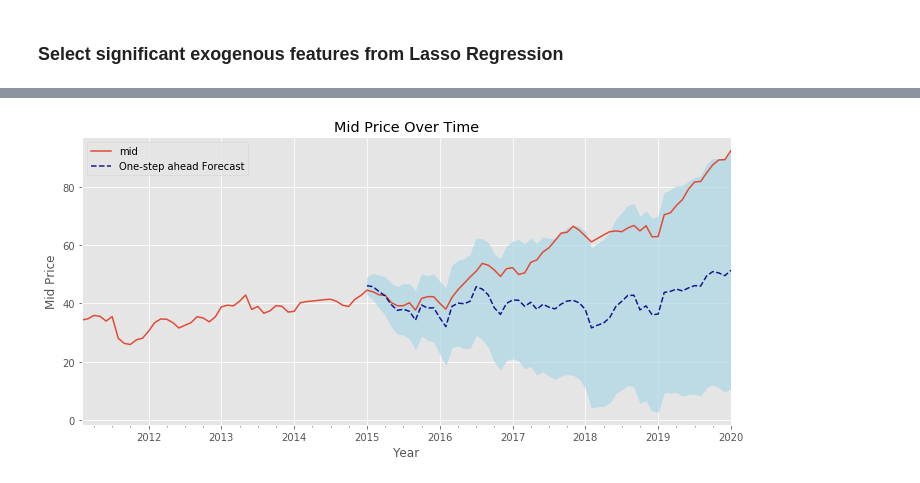
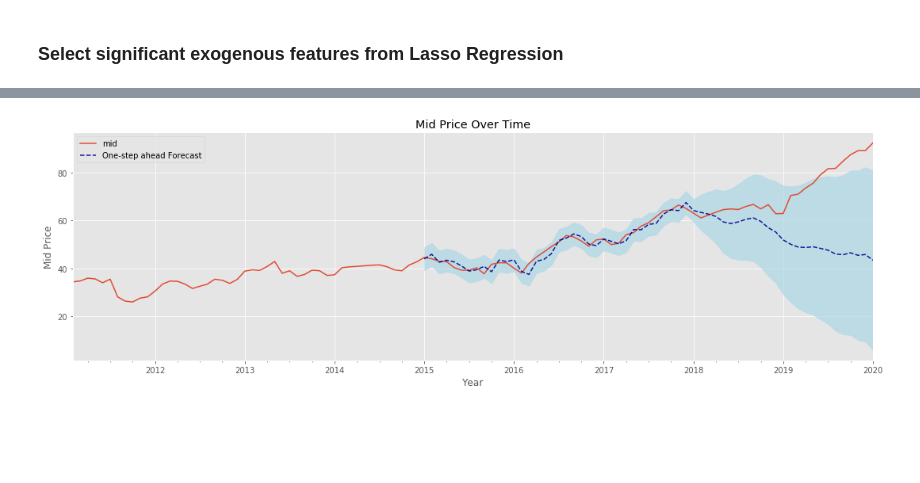
Before and after one commit to andrewcole33/reit_time_series_analysis, a Jupyter notebook: PLD_TS.ipynb, the cells around one changed output, grey strips where cells are left out. Drawn from its saved outputs; the diff is of its cells as text; code cells hidden in the pictures; blank space fills up the shorter version.

```diff
--- a/PLD_TS.ipynb
+++ b/PLD_TS.ipynb
@@ -90,8 +92,8 @@ seasonal_parameters = (1,1,2,12)
 # %% [markdown]
 ## Train Test Split
 # %%
-PLD_train = PLD[:'2015']
-PLD_test = PLD['2016':]
+PLD_train = PLD[:'2017']
+PLD_test = PLD['2018':]
 # %% [markdown]
 ## SARIMAX Model (No Exogenous Variables)
 # %%
@@ -156,5 +159,5 @@ Lasso picked 18 variables and eliminated the other 34 variables
 # %% [markdown]
 ### Select significant exogenous features from Lasso Regression
 # %%
-PLD_rates_train = PLD_rates[:'2016']
-PLD_rates_test = PLD_rates['2016':]
+PLD_rates_train = PLD_rates[:'2018']
+PLD_rates_test = PLD_rates['2018':]
@@ -169,3 +164,7 @@ exog_test = PLD_rates_test[['nasdaqcom', 'willreitind', 'willlrgcap', 'willsmlca
+# %%
+exog_train = PLD_rates_train[['cildcbw027nbog', 'relacbw027nbog', 'totci', 'casdcbw027nbog', 'rheacbw027nbog']]
+# %%
+exog_test = PLD_rates_test[['cildcbw027nbog', 'relacbw027nbog', 'totci', 'casdcbw027nbog', 'rheacbw027nbog']]
 # %%
 exog_train.shape, exog_test.shape
 # %% [output]
@@ -206,24 +205,24 @@ Diagnostics:
 # %%
-predictions = results.get_prediction(start = pd.to_datetime('2015-01-01'), end = pd.to_datetime('2020-01-01'), dynamic=True, exog = exog_test)
+predictions = results.get_prediction(start = pd.to_datetime('2015-01-01'), end = pd.to_datetime('2020-01-01'), dynamic=False, exog = exog_test)
 pred_conf = predictions.conf_int()
 
 #Plot observed values
-ax = PLD['2011-02-01':].plot(label='observed', figsize = (10,5))
+ax = PLD['2011-02-01':].plot(label='observed', figsize = (15,5))
 
 #Plot predicted values
 predictions.predicted_mean.plot(ax=ax, label='One-step ahead Forecast', alpha=.9, color = 'darkblue', style = '--')
 
 #Plot the range for confidence intervals
 ax.fill_between(pred_conf.index,
                 pred_conf.iloc[:, 0],
                 pred_conf.iloc[:, 1], color='lightblue', alpha=.7)
 
 #Set axes labels
 ax.set_xlabel('Year')
 ax.set_ylabel('Mid Price')
 plt.legend(loc = 'best')
 plt.title(f'Mid Price Over Time')
 plt.tight_layout()
 plt.show()
 # %% [output]
-[figure, old version]
+[figure, new version]
```
Also changed, not shown: parts of 10 cells of this notebook, 8 other files.
